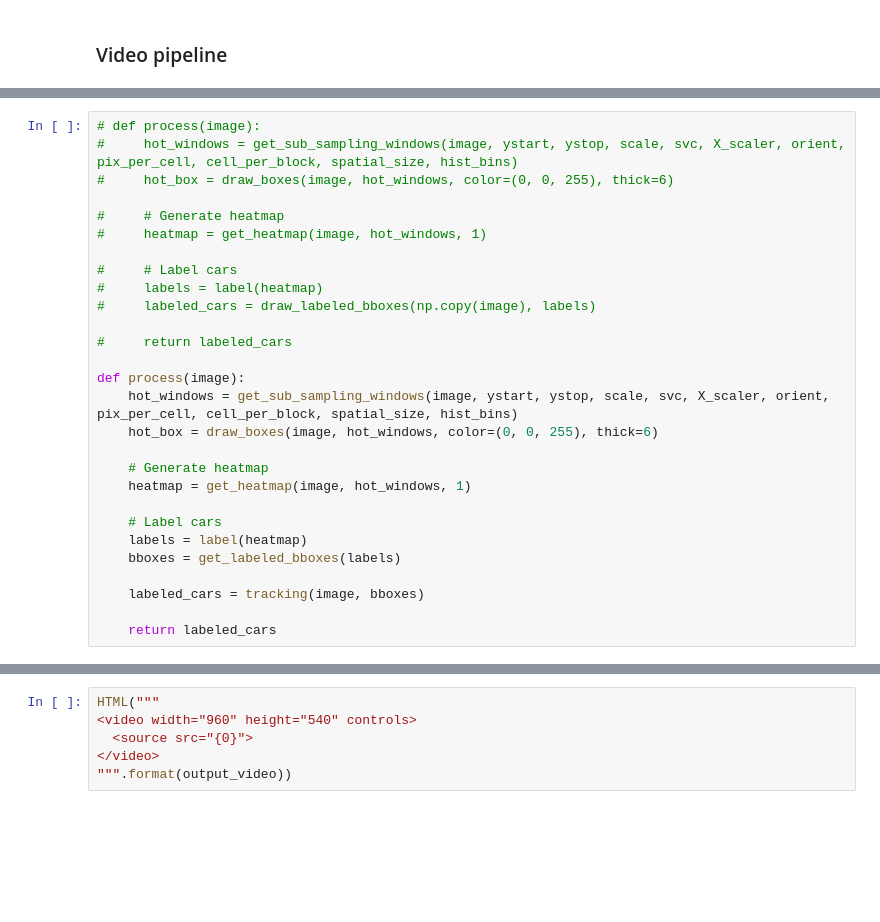
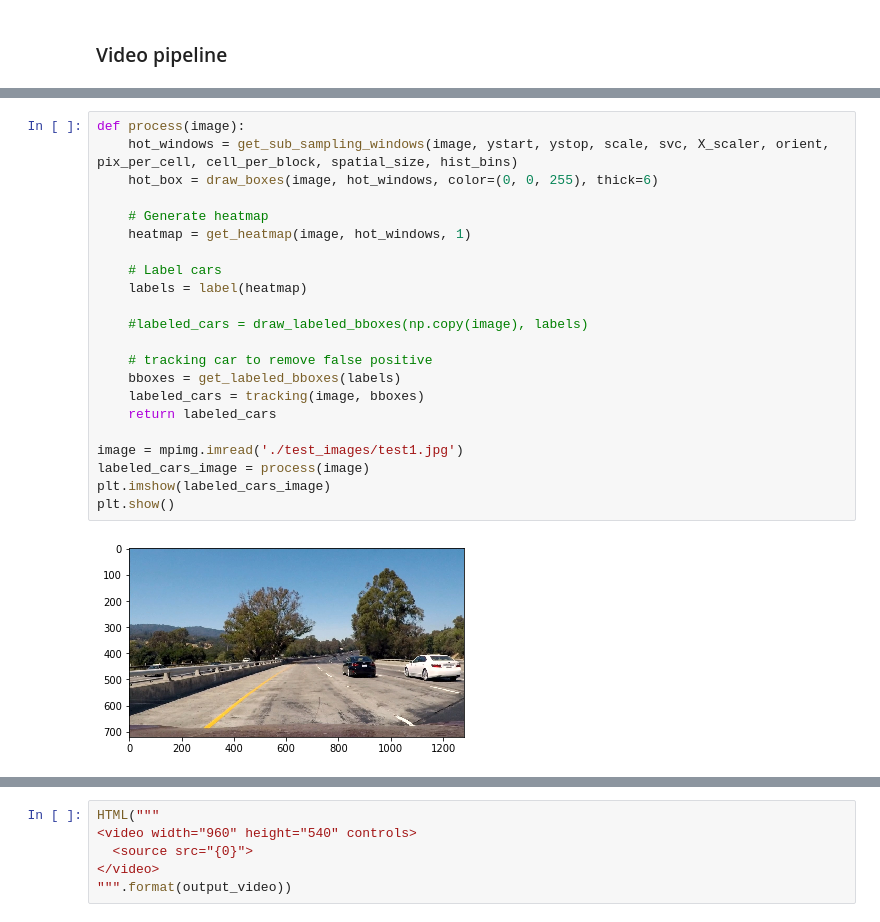
Before and after one commit to wangchangli/CarND-Vehicle-Detection, a Jupyter notebook: code.ipynb, the cells around one changed output, grey strips where cells are left out. Cells and saved outputs as stored; diff of their text form; blank space fills up the shorter version.

```diff
--- a/code.ipynb
+++ b/code.ipynb
@@ -612,31 +625,27 @@ def tracking(image, bboxes):
 # %%
-# def process(image):
-#     hot_windows = get_sub_sampling_windows(image, ystart, ystop, scale, svc, X_scaler, orient, pix_per_cell, cell_per_block, spatial_size, hist_bins)
-#     hot_box = draw_boxes(image, hot_windows, color=(0, 0, 255), thick=6)
-
-#     # Generate heatmap
-#     heatmap = get_heatmap(image, hot_windows, 1)
-
-#     # Label cars
-#     labels = label(heatmap)
-#     labeled_cars = draw_labeled_bboxes(np.copy(image), labels)
-
-#     return labeled_cars
-
 def process(image):
     hot_windows = get_sub_sampling_windows(image, ystart, ystop, scale, svc, X_scaler, orient, pix_per_cell, cell_per_block, spatial_size, hist_bins)
     hot_box = draw_boxes(image, hot_windows, color=(0, 0, 255), thick=6)
 
     # Generate heatmap
     heatmap = get_heatmap(image, hot_windows, 1)
 
     # Label cars
     labels = label(heatmap)
+
+    #labeled_cars = draw_labeled_bboxes(np.copy(image), labels)
+
+    # tracking car to remove false positive
     bboxes = get_labeled_bboxes(labels)
+    labeled_cars = tracking(image, bboxes)
+    return labeled_cars
 
-    labeled_cars = tracking(image, bboxes)
-
-    return labeled_cars
+image = mpimg.imread('./test_images/test1.jpg')
+labeled_cars_image = process(image)
+plt.imshow(labeled_cars_image)
+plt.show()
+# %% [output]
+[figure, added]
 # %%
 from moviepy.editor import VideoFileClip
 from IPython.display import HTML
```
Also changed, not shown: parts of 13 cells of this notebook, 3 other files.
